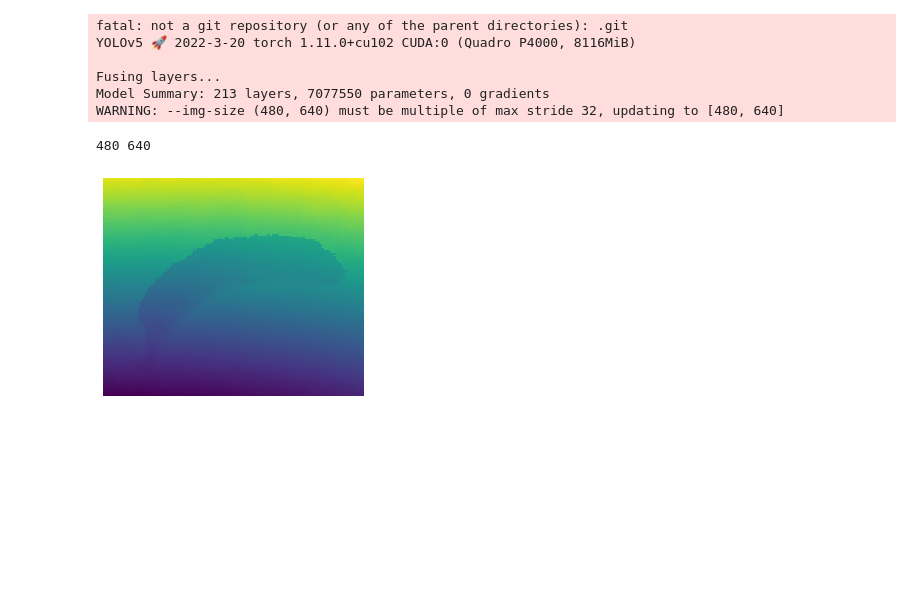
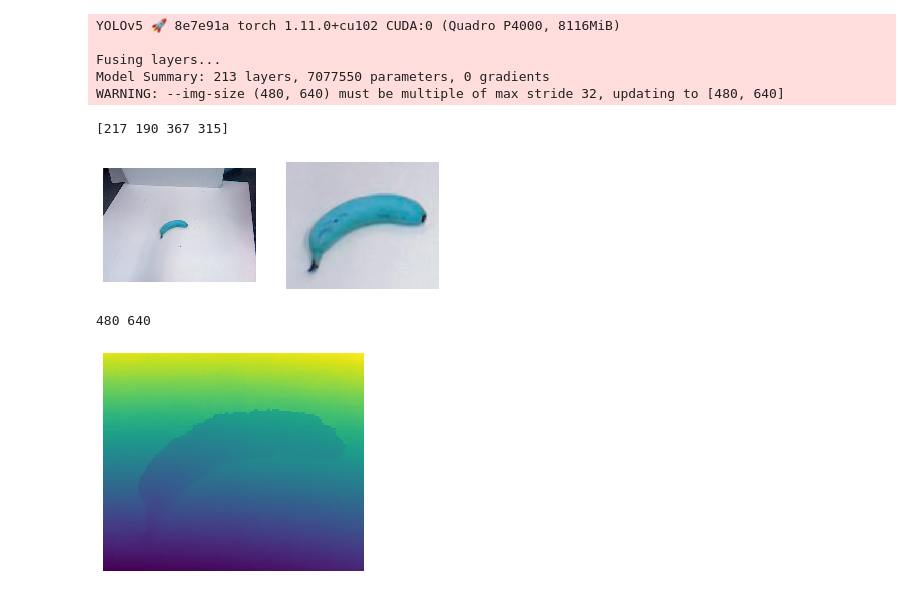
Before and after one commit to felipeg17/grasping, a Jupyter notebook: grasp_pose.ipynb, the cells around one changed output. Cells and saved outputs as stored; diff of their text form; code cells hidden in the pictures; blank space fills up the shorter version.

```diff
--- a/grasp_pose.ipynb
+++ b/grasp_pose.ipynb
@@ -106,13 +108,24 @@ pred = non_max_suppression(pred, conf_thres, iou_thres, classes, agnostic_nms, m
 
 # extract the info from the pred
 roi = pred[0].cpu().detach().numpy()[0,:4].astype(int) # [x0 y0 x1 y1]
+print(roi)
 # %% [output]
-fatal: not a git repository (or any of the parent directories): .git
-YOLOv5 🚀 2022-3-20 torch 1.11.0+cu102 CUDA:0 (Quadro P4000, 8116MiB)
+YOLOv5 🚀 8e7e91a torch 1.11.0+cu102 CUDA:0 (Quadro P4000, 8116MiB)
 
 Fusing layers...
 Model Summary: 213 layers, 7077550 parameters, 0 gradients
 WARNING: --img-size (480, 640) must be multiple of max stride 32, updating to [480, 640]
+[217 190 367 315]
+# %%
+plt.subplot(1,2,1)
+plt.imshow(cv2.imread(source))
+plt.axis('off')
+plt.subplot(1,2,2)
+plt.imshow(cv2.imread(source)[roi[1]:roi[3], roi[0]:roi[2]])
+plt.axis('off')
+plt.show()
+# %% [output]
+[figure, added]
 # %%
 ###################################################################################################
 # GGCNN
```
Also changed, not shown: parts of 2 cells of this notebook.
